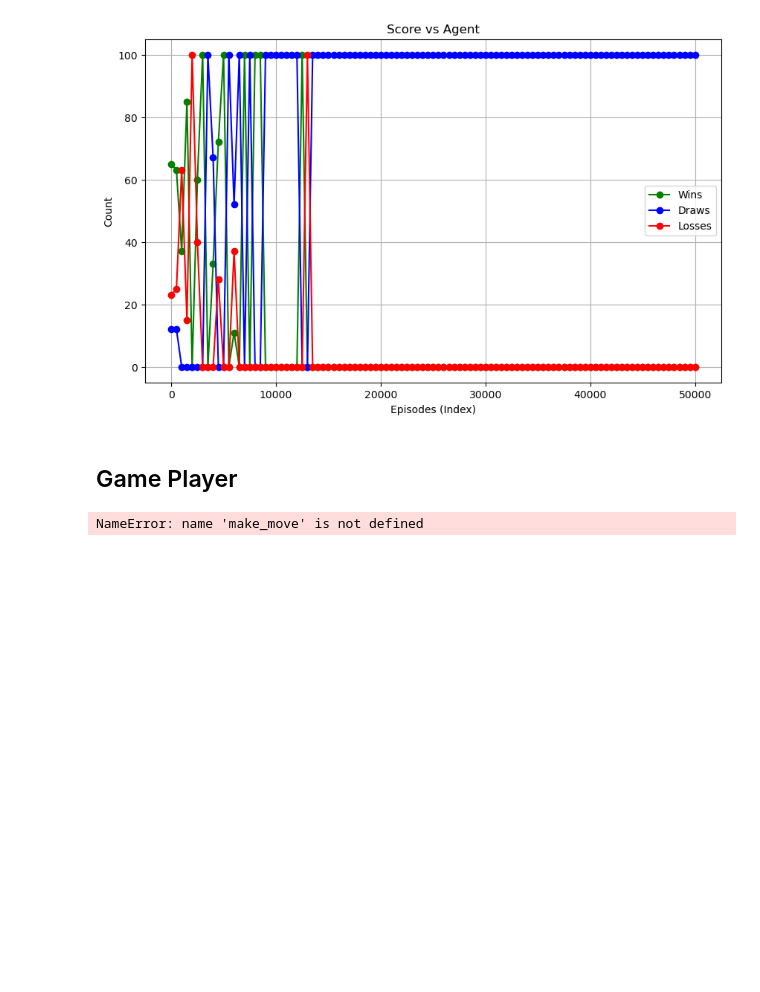
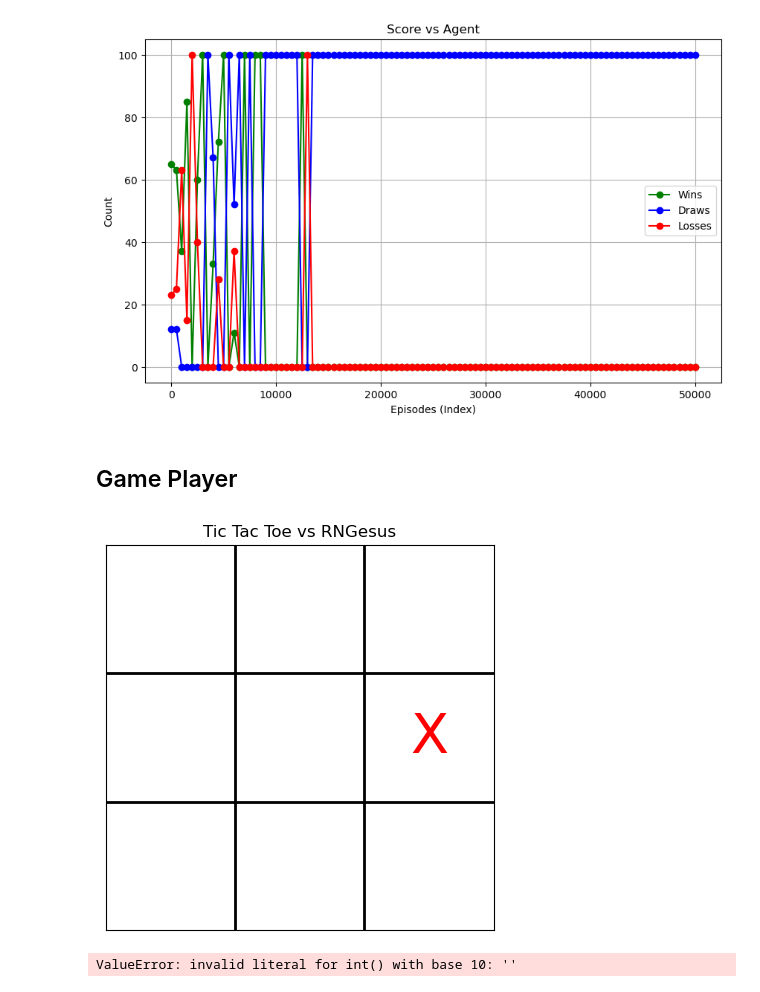
Before and after one commit to kasiwarrior/RL_Final_Project_Grupp-8, a Jupyter notebook: Final_Grupp-8.ipynb, the cells around one changed output. Drawn from its saved outputs; the diff is of its cells as text; code cells hidden in the pictures; blank space fills up the shorter version.

```diff
--- a/Final_Grupp-8.ipynb
+++ b/Final_Grupp-8.ipynb
@@ -462,7 +460,7 @@ while run_game:
         opponent = "RNGesus"
         valid_play = False
         while not valid_play:
-            move_random = random.randint(0, 8)
+            move = random.randint(0, 8)
             valid_play = make_move(board, move_random, player)
 
     elif choice == "3":
@@ -475,31 +473,32 @@ while run_game:
         opponent = "Home Grown Agent"
         move = q_agent.choose_move(board, train=False)
         make_move(board, move, 1)
 
     draw_board(board, opponent)
 
     if check_win(board, player):
         run_game = False
         print("X player win")
         continue
     if check_draw(board):
         run_game = False
         print("Draw")
         continue
 
     #Second Player
     player = 2
     while not valid_move:
         valid_move = make_move(board, int(input("X players turn (input num between 0-8)")), player)
     valid_move = False
     draw_board(board, opponent)
 
     if check_win(board, player):
         run_game = False
         print("O player win")
 
     if check_draw(board):
         run_game = False
         print("Draw")
 # %% [output]
+[figure, added]
-NameError: name 'make_move' is not defined
+ValueError: invalid literal for int() with base 10: ''
```
Also changed, not shown: parts of 1 cell of this notebook, 1 other file.
